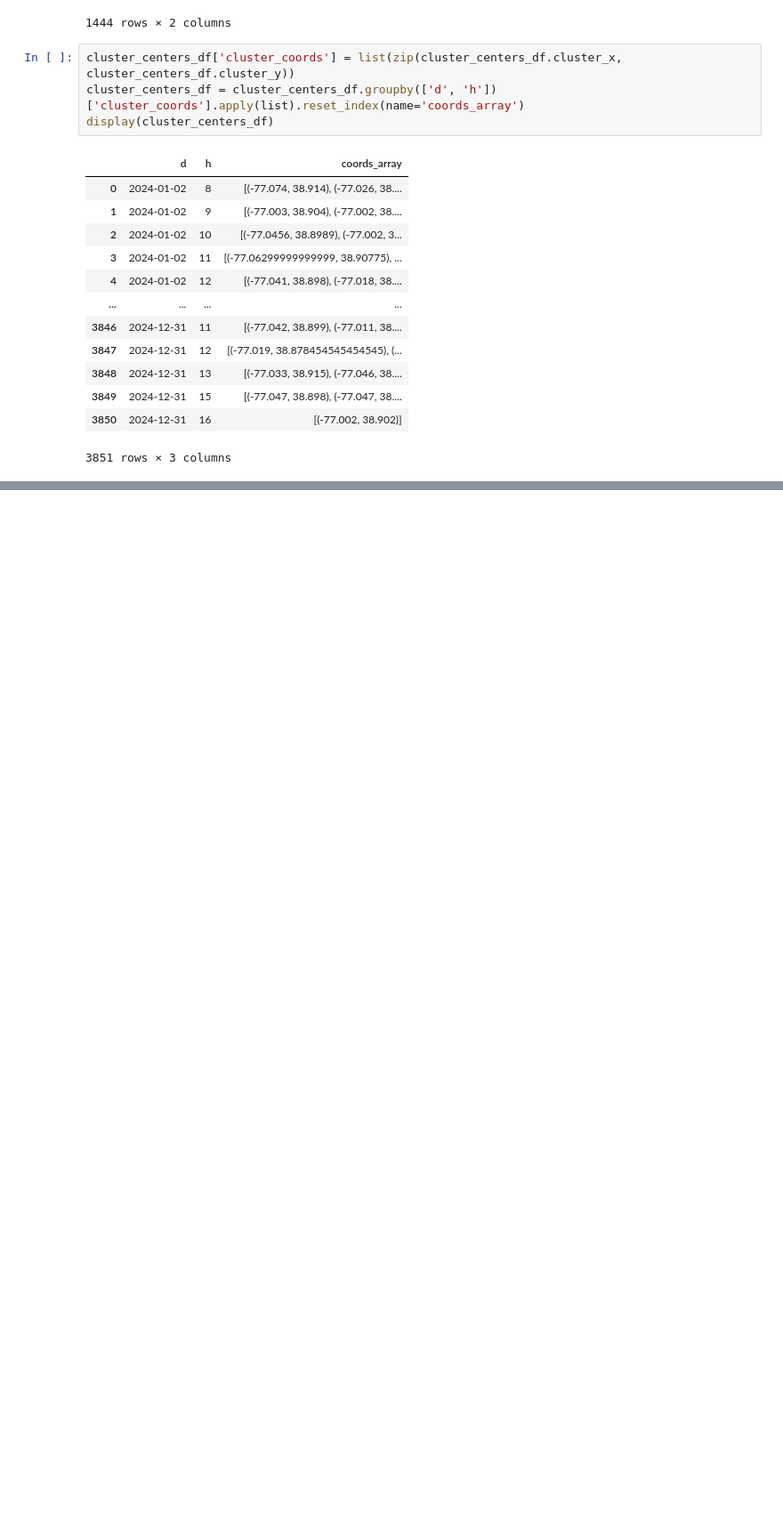
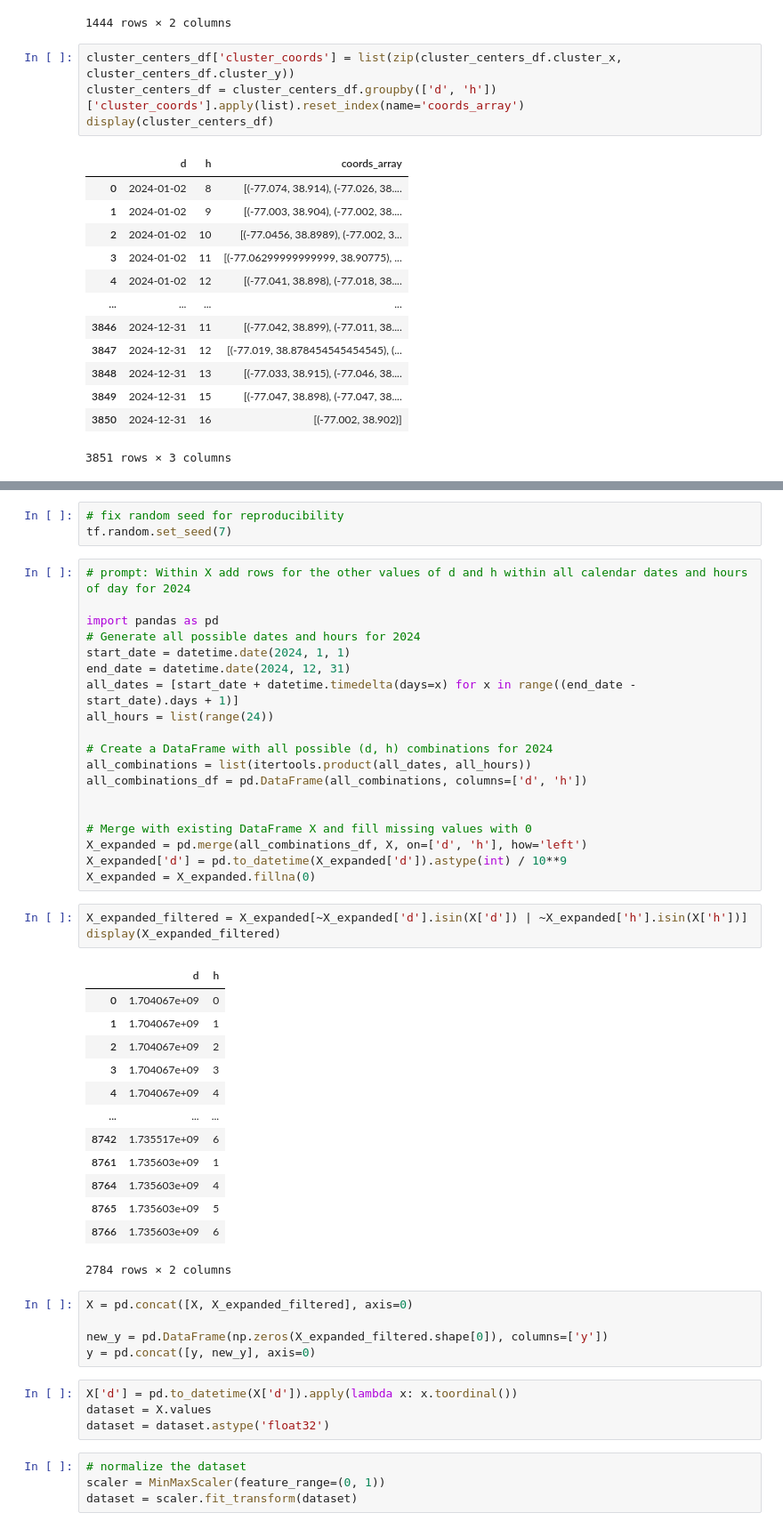
Before and after one commit to reedmarkham/meter-made, a Jupyter notebook: meter_made.ipynb, the cells around one changed output, grey strips where cells are left out. Shown at 89% size. Saved outputs shown, nothing was run; the diff lists cells and outputs as text; blank space fills up the shorter version.

```diff
--- a/meter_made.ipynb
+++ b/meter_made.ipynb
@@ -558,0 +582,52 @@ You can set `force_col_wise=true` to remove the overhead.
+# %%
+# fix random seed for reproducibility
+tf.random.set_seed(7)
+# %%
+# prompt: Within X add rows for the other values of d and h within all calendar dates and hours of day for 2024
+
+import pandas as pd
+# Generate all possible dates and hours for 2024
+start_date = datetime.date(2024, 1, 1)
+end_date = datetime.date(2024, 12, 31)
+all_dates = [start_date + datetime.timedelta(days=x) for x in range((end_date - start_date).days + 1)]
+all_hours = list(range(24))
+
+# Create a DataFrame with all possible (d, h) combinations for 2024
+all_combinations = list(itertools.product(all_dates, all_hours))
+all_combinations_df = pd.DataFrame(all_combinations, columns=['d', 'h'])
+
+
+# Merge with existing DataFrame X and fill missing values with 0
+X_expanded = pd.merge(all_combinations_df, X, on=['d', 'h'], how='left')
+X_expanded['d'] = pd.to_datetime(X_expanded['d']).astype(int) / 10**9
+X_expanded = X_expanded.fillna(0)
+# %%
+X_expanded_filtered = X_expanded[~X_expanded['d'].isin(X['d']) | ~X_expanded['h'].isin(X['h'])]
+display(X_expanded_filtered)
+# %% [output]
+|  | d | h |
+| 0 | 1.704067e+09 | 0 |
+| 1 | 1.704067e+09 | 1 |
+| 2 | 1.704067e+09 | 2 |
+| 3 | 1.704067e+09 | 3 |
+| 4 | 1.704067e+09 | 4 |
+| ... | ... | ... |
+| 8742 | 1.735517e+09 | 6 |
+| 8761 | 1.735603e+09 | 1 |
+| 8764 | 1.735603e+09 | 4 |
+| 8765 | 1.735603e+09 | 5 |
+| 8766 | 1.735603e+09 | 6 |
+2784 rows × 2 columns
+# %%
+X = pd.concat([X, X_expanded_filtered], axis=0)
+
+new_y = pd.DataFrame(np.zeros(X_expanded_filtered.shape[0]), columns=['y'])
+y = pd.concat([y, new_y], axis=0)
+# %%
+X['d'] = pd.to_datetime(X['d']).apply(lambda x: x.toordinal())
+dataset = X.values
+dataset = dataset.astype('float32')
+# %%
+# normalize the dataset
+scaler = MinMaxScaler(feature_range=(0, 1))
+dataset = scaler.fit_transform(dataset)
```
Also changed, not shown: parts of 19 cells of this notebook.
